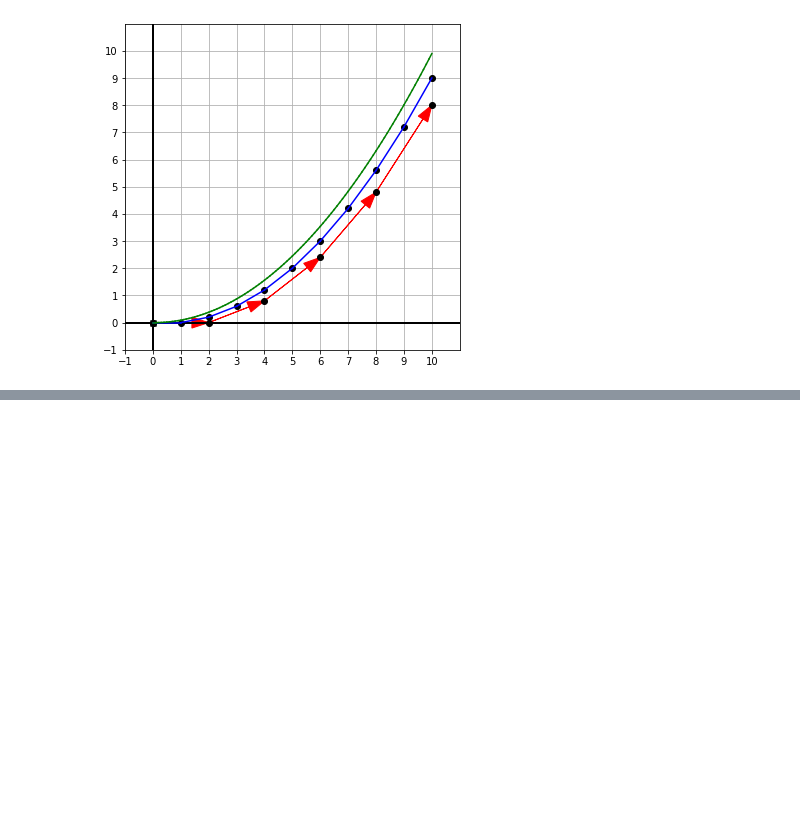
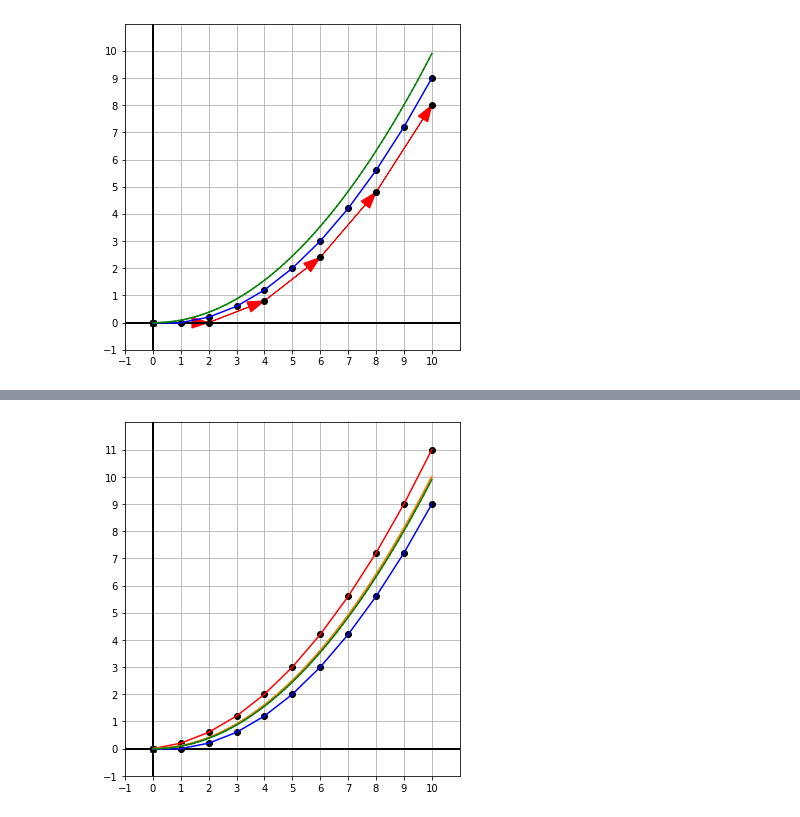
Before and after one commit to Sakurajima-sight/Mathematics-for-programmers-Python, a Jupyter notebook: Chapter 09/Untitled.ipynb, the cells around one changed output, grey strips where cells are left out. Saved outputs shown, nothing was run; the diff lists cells and outputs as text; code cells hidden in the pictures; blank space fills up the shorter version.

```diff
--- a/Chapter 09/Untitled.ipynb
+++ b/Chapter 09/Untitled.ipynb
@@ -133,0 +189,29 @@ draw2d(
+# %%
+def eulers_method_overapprox(s0,v0,a,total_time,step_count):
+    trajectory=[s0]
+    s=s0
+    v=v0
+    dt=total_time/step_count
+    for _ in range(0,step_count):
+        v=add(v,scale(dt,a))
+        s=add(s,scale(dt,v))
+        trajectory.append(s)
+    return trajectory
+# %%
+overapprox_list=eulers_method_overapprox((0,0),(1,0),(0,0.2),10,10)
+overapprox_segment=[Segment2D(overapprox_list[i],overapprox_list[i+1],color='red') for i in range(len(overapprox_list)-1)]
+# %%
+def list_segment(overapprox_list,color='blue'):
+    return [Segment2D(overapprox_list[i],overapprox_list[i+1],color=color) for i in range(len(overapprox_list)-1)]
+# %%
+overapprox_list_1000=list_segment(eulers_method_overapprox((0,0),(1,0),(0,0.2),10,1000),color='C1')
+# %%
+draw2d(
+    Points2D(*overapprox_list),
+    *overapprox_segment,
+    *overapprox_list_1000,
+    *Displacement_fitting(1,10,line='Segment2D'),
+    *Displacement_fitting(0.1,100,line='Segment2D',points=False,color='green')
+)
+# %% [output]
+[figure, added]
```
Also changed, not shown: parts of 15 cells of this notebook, 2 other files.
